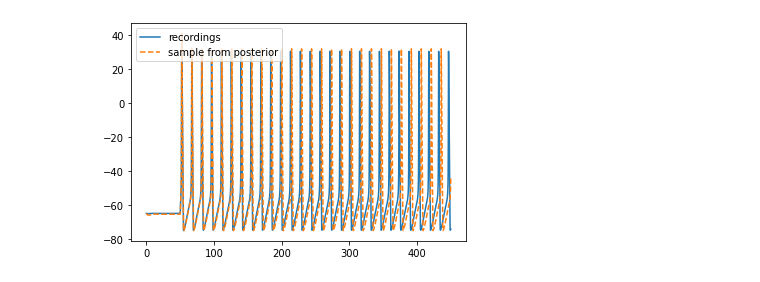
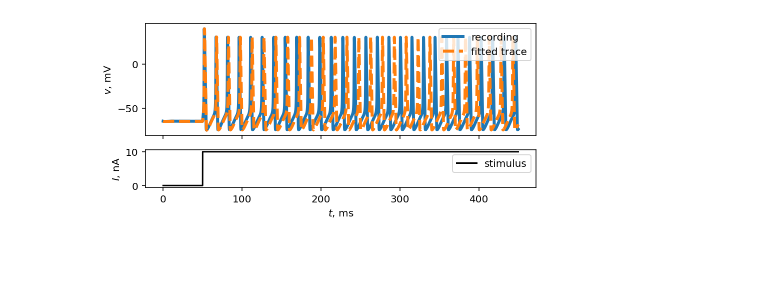
Before and after one commit to akapet00/gsoc_dump_repo, a Jupyter notebook: playground/weak_signal/03_inference.ipynb, the cells around one changed output. Saved outputs shown, nothing was run; the diff lists cells and outputs as text; code cells hidden in the pictures; blank space fills up the shorter version.

```diff
--- a/playground/weak_signal/03_inference.ipynb
+++ b/playground/weak_signal/03_inference.ipynb
@@ -42,4 +93,22 @@ eqs = '''
     g_K : siemens (constant)
     g_l : siemens (constant)
     '''
+# %%
+# a few features to create a summary statistics representation of traces
+A = inp_trace.max() * 1e-9  # amplitude of the stimulus in nA
+
+def ohmic_resistance(x):  # this will probably not going to work for synthetic traces
+    x_base = np.mean(x[t < t_start])
+    x_steady_state = np.mean(x[t > t_end])
+    x_deflection = abs(x_steady_state - x_base)
+    return x_deflection / A
+
+features = [
+    lambda x: np.max(x[(t > t_start) & (t < t_end)]),  # max active potential
+    lambda x: np.mean(x[(t > t_start) & (t < t_end)]),  # mean active potential
+    lambda x: np.std(x[(t > t_start) & (t < t_end)]),  # std of active potential
+    lambda x: kurt(x[(t > t_start) & (t < t_end)], fisher=False),  # kurtosis of active potential
+    lambda x: np.mean(x[(t > 0.25 * t_start) & (t < 0.75 * t_start)]),  # membrane resting potential
+    # ohmic_resistance,
+]
 # %%
@@ -82,6 +163,0 @@ inf_trace = inferencer.generate_traces()
-# %%
-plt.plot(t, out_trace, label='recordings')
-plt.plot(t, inf_trace.ravel()/mV, '--', label='sample from posterior')
-plt.legend();
-# %% [output]
-[figure, removed]
@@ -87,0 +167,15 @@ plt.legend();
+# %%
+# visualize traces
+fig, axs = subplots(2, 1, sharex=True,
+                    gridspec_kw={'height_ratios': [3, 1]}, figsize=(7, 3))
+axs[0].plot(t, out_trace, lw=3, label='recording')
+axs[0].plot(t, inf_trace.ravel()/mV, '--', lw=3, label='fitted trace')
+axs[0].set_ylabel('$v$, mV')
+axs[0].legend(loc='upper right')
+
+axs[1].plot(t, inp_trace, 'k-', label='stimulus')
+axs[1].set_xlabel('$t$, ms')
+axs[1].set_ylabel('$I$, nA')
+axs[1].legend();
+# %% [output]
+[figure, added]
```
Also changed, not shown: parts of 13 cells of this notebook, 2 other files.
